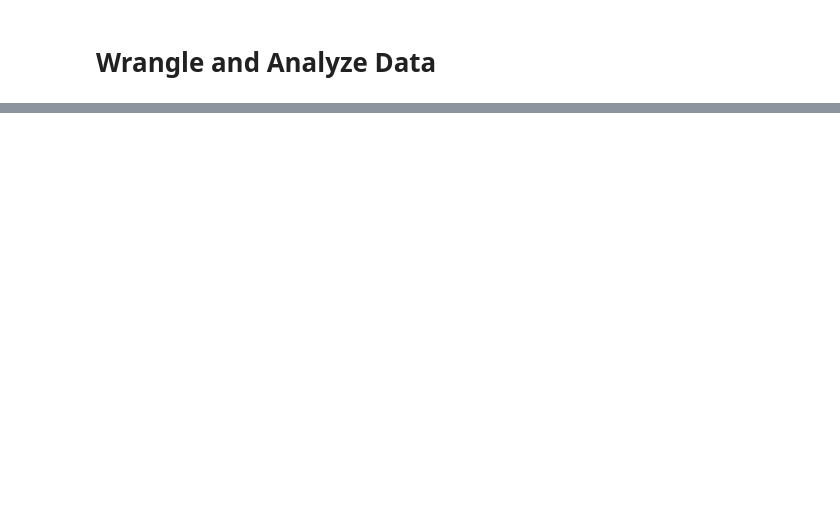
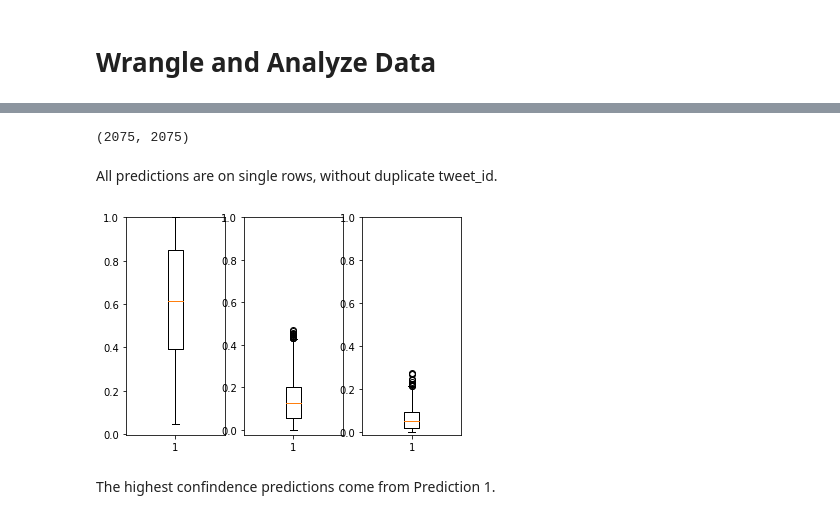
Before and after one commit to me9651/Wrangle-and-Analyze-Data, a Jupyter notebook: wrangle_act.ipynb, the cells around one changed output, grey strips where cells are left out. Drawn from its saved outputs; the diff is of its cells as text; code cells hidden in the pictures; blank space fills up the shorter version.

```diff
--- a/wrangle_act.ipynb
+++ b/wrangle_act.ipynb
@@ -100,0 +32,9 @@ archive_df
+# %%
+# Specific Dtypes for columns and date columns to parse
+archive_dtypes = {'tweet_id':str, 'in_reply_to_status_id': str, 'in_reply_to_user_id': str,
+                  'retweeted_status_id': str, 'retweeted_status_user_id': str, 'rating_numerator': int,
+                  'rating_denomenator': int}
+archive_parse_dates = ['timestamp', 'retweeted_status_timestamp']
+
+archive_df = pd.read_csv('twitter-archive-enhanced.csv', dtype=archive_dtypes, parse_dates=archive_parse_dates)
+archive_df.set_index('tweet_id', inplace=True)
@@ -100,0 +105,22 @@ archive_df
+# %%
+retry_count = 0
+
+while True:
+    try:
+        # Open image prediction file saved locally
+        images_df = pd.read_csv('image-predictions.tsv', sep='\t', dtype={'tweet_id':str}).set_index('tweet_id')
+        break
+
+    except FileNotFoundError as e:
+        # Use Requests library to download
+        image_predictions_url = 'https://d17h27t6h515a5.cloudfront.net/topher/2017/August/599fd2ad_image-predictions/image-predictions.tsv'
+
+        # Save the file
+        with open('image-predictions.tsv', 'w') as fr:
+            r = rq.get(image_predictions_url).text
+            fr.write(r)
+
+        # if met maximum retries, raise an error
+        retry_count = retry_count + 1
+        if retry_count == 4:
+            raise
@@ -100,0 +375,24 @@ archive_df
+# %%
+images_df.tweet_id.nunique(), len(images_df)
+# %% [output]
+(2075, 2075)
+# %% [markdown]
+All predictions are on single rows, without duplicate tweet_id.
+# %%
+plt.subplot(1, 3, 1)
+plt.boxplot(images_df[images_df.p1_dog == True].p1_conf)
+plt.ylim(ymax=1)
+
+plt.subplot(1, 3, 2)
+plt.boxplot(images_df[images_df.p2_dog == True].p2_conf)
+plt.ylim(ymax=1)
+
+plt.subplot(1, 3, 3)
+plt.boxplot(images_df[images_df.p3_dog == True].p3_conf)
+plt.ylim(ymax=1)
+
+plt.show()
+# %% [output]
+[figure, added]
+# %% [markdown]
+The highest confindence predictions come from Prediction 1.
```
Also changed, not shown: parts of 68 cells of this notebook, 1 other file.
